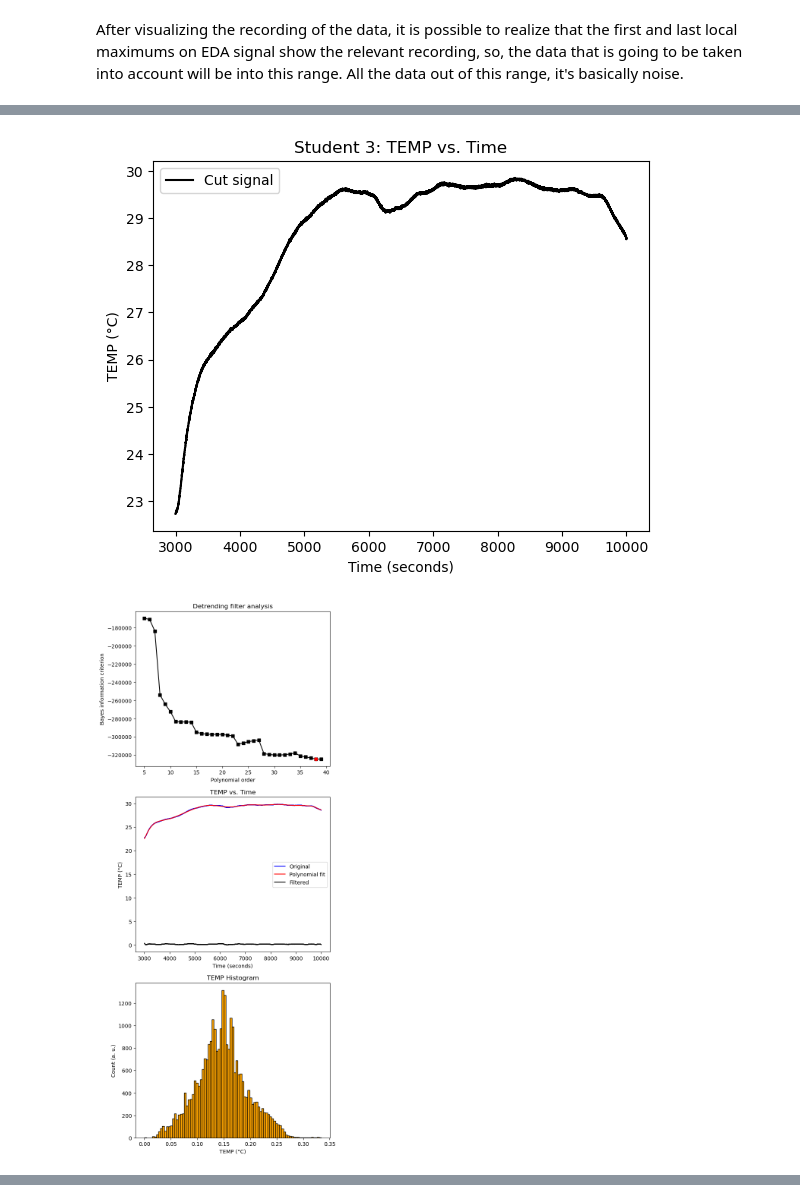
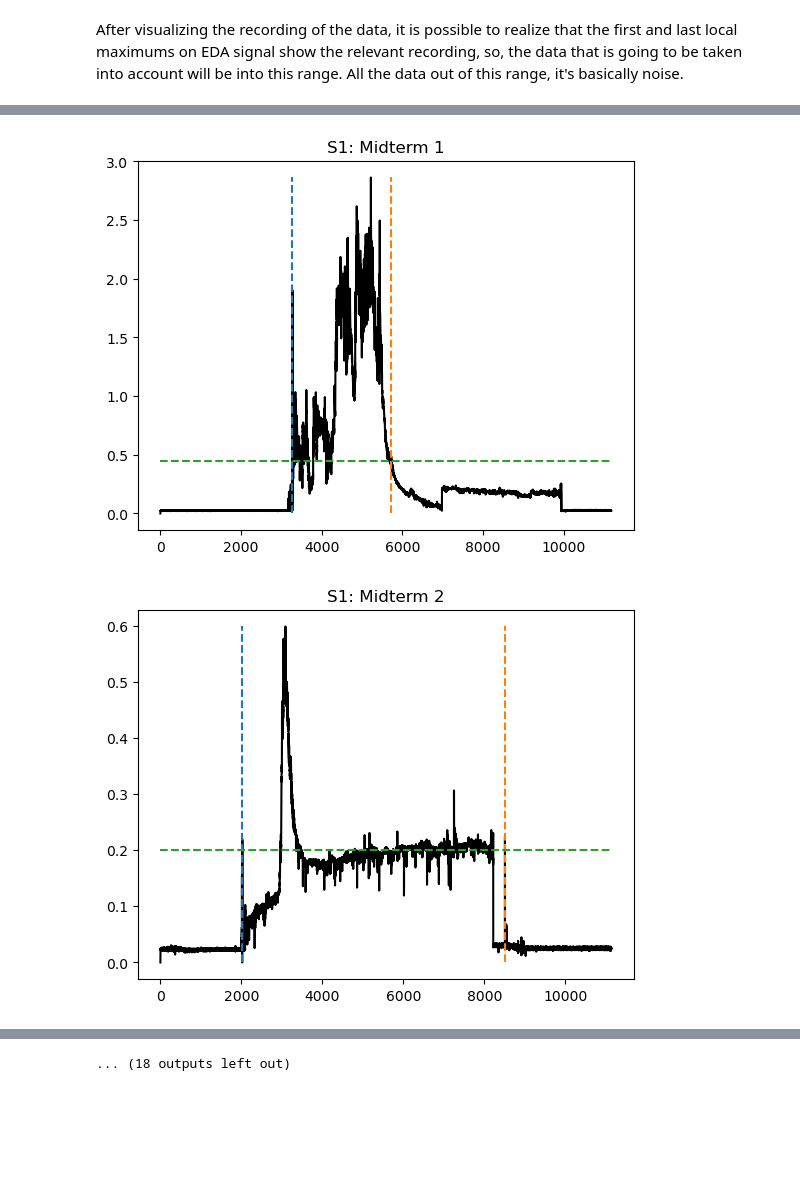
Before and after one commit to jsForeroBiomed/wearable-stress-exam-performance, a Jupyter notebook: Physiological-signals.ipynb, the cells around one changed output, grey strips where cells are left out. Drawn from its saved outputs; the diff is of its cells as text; code cells hidden in the pictures; blank space fills up the shorter version.

```diff
--- a/Physiological-signals.ipynb
+++ b/Physiological-signals.ipynb
@@ -280,18 +240,0 @@ plt.show()
-# %%
-inf_lim = int(np.where(t == 3000)[0])
-sup_lim = int(np.where(t == 10000)[0])
-
-cut_signal = original_signal[inf_lim:sup_lim]
-
-# Plotting original signal after cutting edges.
-fig, ax = plt.subplots(1, 1)
-ax.plot(t[inf_lim:sup_lim], cut_signal, 'k', label='Cut signal')
-ax.set_title(f'Student {student_code[-1]}: {physio_variable} vs. Time')
-# ax.set_ylim([-300, 300])
-ax.set_xlabel('Time (seconds)')
-ax.set_ylabel(f'{physio_variable} ({physio_units})')
-ax.legend()
-
-plt.show()
-# %% [output]
-[figure, removed]
@@ -331,25 +241,31 @@ filtered_signal = filtered_signal + np.abs(np.min(filtered_signal))
-# %%
-# Show filter design and filtered signal
-fig, ax = plt.subplots(3, 1)
-plt.subplots_adjust(top=3.0, right=0.9, left=0.1)
-ax[0].plot(orders, bayes_ic,'ks-')
-ax[0].plot(orders[index_min_bayes], min_bayes, 'ro')
-ax[0].set_title('Detrending filter analysis')
-ax[0].set_xlabel('Polynomial order')
-ax[0].set_ylabel('Bayes information criterion')
-
-ax[1].plot(t_cut, cut_signal,'b', label='Original')
-ax[1].plot(t_cut, y_hat, 'r', label='Polynomial fit')
-ax[1].plot(t_cut, filtered_signal, 'k', label='Filtered')
-ax[1].set_title(f'{physio_variable} vs. Time')
-ax[1].set_xlabel('Time (seconds)')
-ax[1].set_ylabel(f'{physio_variable} ({physio_units})')
-ax[1].legend()
-
-ax[2].hist(filtered_signal, bins='fd', color='orange', edgecolor='black')
-ax[2].set_title(f'{physio_variable} Histogram')
-ax[2].set_xlabel(f'{physio_variable} ({physio_units})')
-ax[2].set_ylabel('Count (a. u.)')
-plt.show()
-# %% [output]
-[figure, removed]
+# %%
+# Boundarie detection
+
+sampling_rate = int(time_freq_dict['S1']['Midterm 1']['EDA'].loc['Sampling rate', :])
+
+for student in students_list:
+    for exam in exam_list:
+        my_signal = eda_data[f'{student} + {exam}']
+        n = len(my_signal)
+        t = np.arange(0, len(my_signal)) / sampling_rate
+
+        # FFTs
+        data_spectrum = scipy.fftpack.fft(my_signal)
+
+        # frequencies vector
+        hz = np.linspace(0,sampling_rate, n)
+
+        threshold = np.percentile(my_signal, 80)
+        over_thresh = np.where(my_signal > threshold)[0] // sampling_rate
+        low_bound, sup_bound = over_thresh[0], over_thresh[-1]
+
+
+        fig, ax = plt.subplots(1, 1)
+        ax.set_title(f'{student}: {exam}')
+        ax.plot(t, my_signal, 'k')
+        ax.plot([low_bound, low_bound], [0, max(my_signal)], '--')
+        ax.plot([sup_bound, sup_bound], [0, max(my_signal)], '--')
+        ax.plot([0, t[-1]], [threshold, threshold], '--')
+# %% [output]
+[figure, added]
+[figure, added]
@@ -355,0 +282 @@ plt.show()
+... (18 outputs left out)
```
Also changed, not shown: parts of 11 cells of this notebook.
